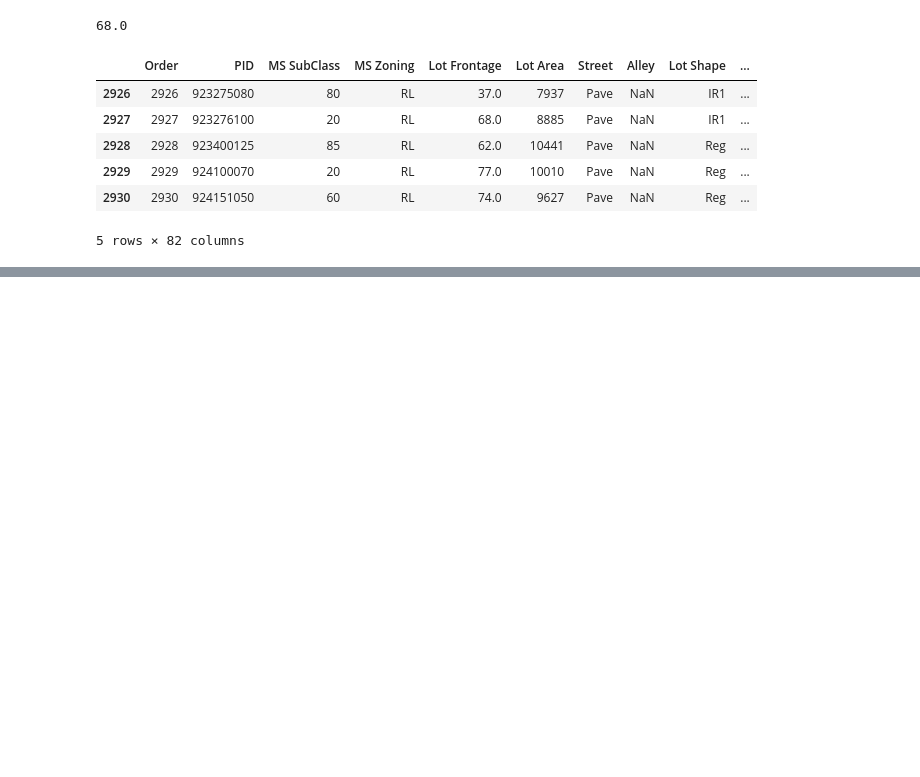
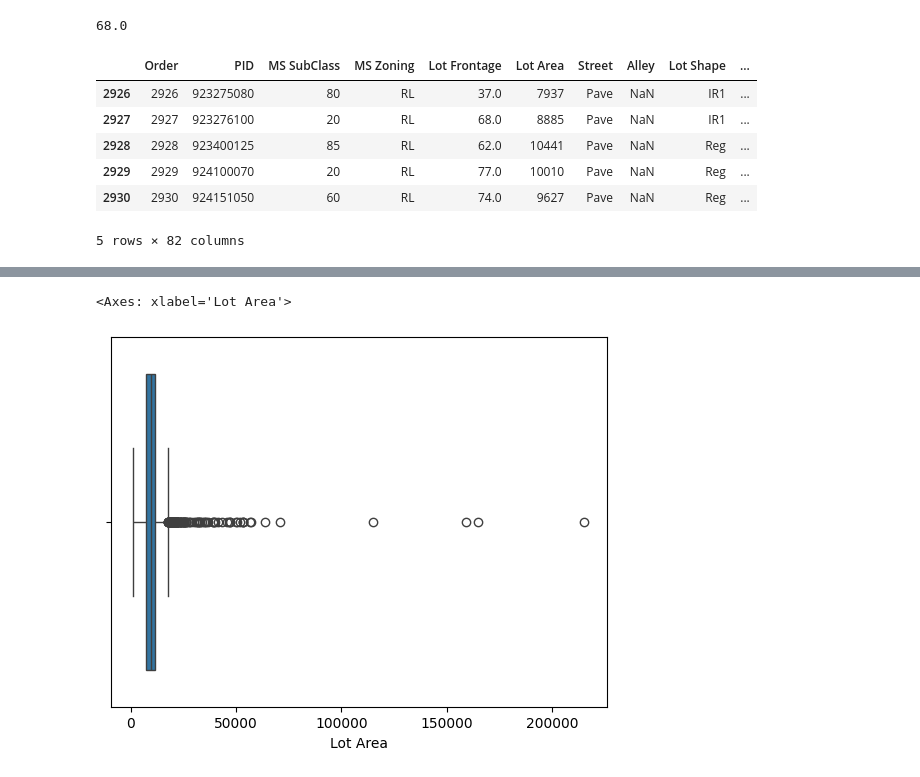
Before and after one commit to EngRidhoNet/machinelearning, a Jupyter notebook: Data-Cleaning.ipynb, the cells around one changed output, grey strips where cells are left out. Cells and saved outputs as stored; diff of their text form; code cells hidden in the pictures; blank space fills up the shorter version.

```diff
--- a/Data-Cleaning.ipynb
+++ b/Data-Cleaning.ipynb
@@ -277,0 +324,5 @@ housing['Mas Vnr Area'].fillna(mean, inplace = True)
+# %%
+sns.boxplot(x=housing['Lot Area'])
+# %% [output]
+<Axes: xlabel='Lot Area'>
+[figure, added]
```
Also changed, not shown: parts of 8 cells of this notebook.
